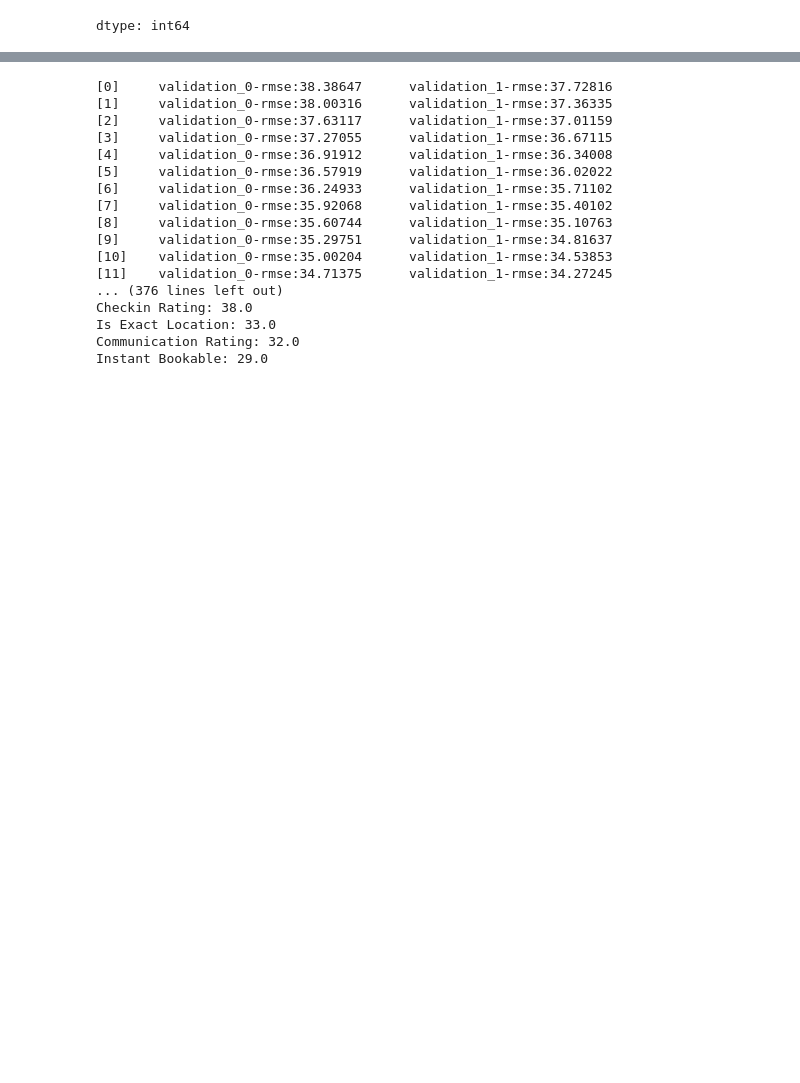
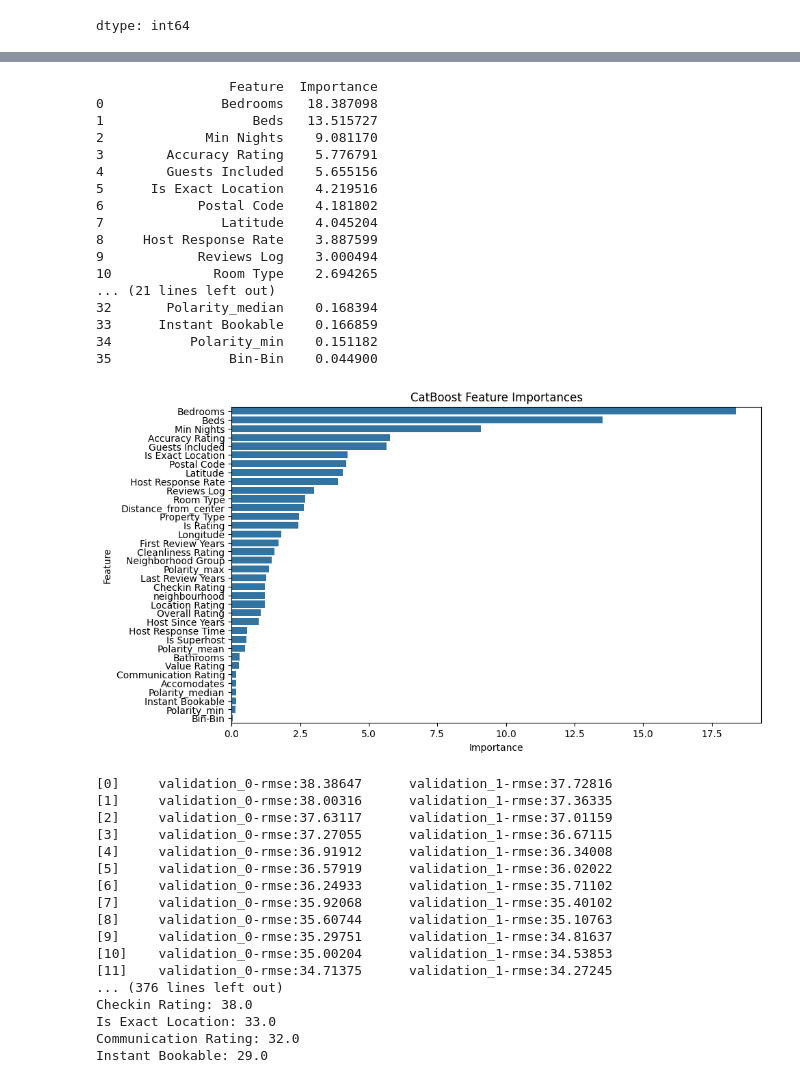
Before and after one commit to IlyaZutler/Cancer-Data, a Jupyter notebook: 7 Feature selection.ipynb, the cells around one changed output, grey strips where cells are left out. Drawn from its saved outputs; the diff is of its cells as text; code cells hidden in the pictures; blank space fills up the shorter version.

```diff
--- a/7 Feature selection.ipynb
+++ b/7 Feature selection.ipynb
@@ -43,15 +43,6 @@ pd.set_option('display.max_colwidth', 1000)
 
 with open('apartments5.pkl', 'rb') as f:
     apartments = pickle.load(f)
-
-!wget https://github.com/IlyaZutler/Project-3-Berlin-Airbnb-Ratings/raw/main/lat_bin.pkl -q
-!wget https://github.com/IlyaZutler/Project-3-Berlin-Airbnb-Ratings/raw/main/lon_bin.pkl -q
-
-with open('lat_bin.pkl', 'rb') as f:
-    lat_bin = pickle.load(f)
-
-with open('lon_bin.pkl', 'rb') as f:
-    lon_bin = pickle.load(f)
 # %%
 apartments.shape
 # %% [output]
@@ -229,3 +344,51 @@ Feature: Postal Code, Importance: 0.02267647213248057
+# %%
+# prompt: важность признаков для CatBoostRegressor и добавь график вроде # Print or plot the feature importances
+
+# Выводим важность признаков
+feature_importances = model.get_feature_importance(train_pool)
+# Create a list of tuples (feature_name, importance)
+feature_importance_tuples = []
+for feature_index in range(len(feature_importances)):
+    if feature_index < len(num_features):
+        feature_name = num_features[feature_index]
+    else:
+        feature_name = cat_features[feature_index - len(num_features)]
+    importance = feature_importances[feature_index]
+    feature_importance_tuples.append((feature_name, importance))
+
+# Sort the list of tuples by importance in descending order
+feature_importance_tuples.sort(key=lambda x: x[1], reverse=True)
+
+# Create a DataFrame for easier visualization
+feature_importance_df = pd.DataFrame(feature_importance_tuples, columns=['Feature', 'Importance'])
+
+# Print or plot the feature importances
+print(feature_importance_df)
+
+# Optionally, plot the feature importances
+plt.figure(figsize=(10, 6))
+sns.barplot(x='Importance', y='Feature', data=feature_importance_df)
+plt.title('CatBoost Feature Importances')
+plt.show()
+# %% [output]
+                 Feature  Importance
+0               Bedrooms   18.387098
+1                   Beds   13.515727
+2             Min Nights    9.081170
+3        Accuracy Rating    5.776791
+4        Guests Included    5.655156
+5      Is Exact Location    4.219516
+6            Postal Code    4.181802
+7               Latitude    4.045204
+8     Host Response Rate    3.887599
+9            Reviews Log    3.000494
+10             Room Type    2.694265
+... (21 lines left out)
+32       Polarity_median    0.168394
+33      Instant Bookable    0.166859
+34          Polarity_min    0.151182
+35               Bin-Bin    0.044900
+[figure, added]
 # %%
 import pandas as pd
 from sklearn.model_selection import train_test_split
```
Also changed, not shown: parts of 8 cells of this notebook.
